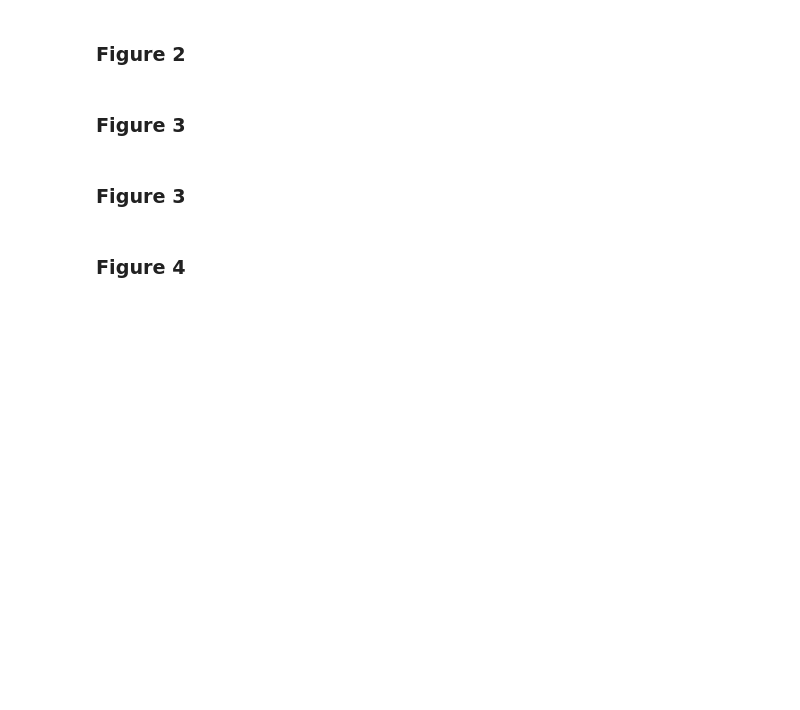
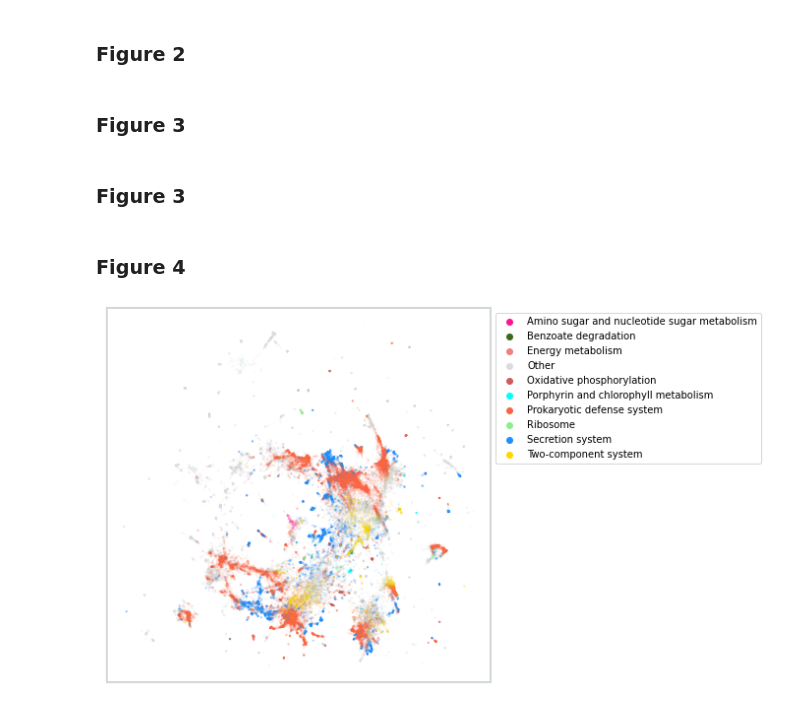
Before and after one commit to burstein-lab/genomic-nlp, a Jupyter notebook: figures/paper_figures.ipynb, the cells around one changed output. Drawn from its saved outputs; the diff is of its cells as text; code cells hidden in the pictures; blank space fills up the shorter version.

Commit message:
updated paper figures after revision 1

```diff
--- a/figures/paper_figures.ipynb
+++ b/figures/paper_figures.ipynb
@@ -146,21 +146,22 @@ plt.savefig("figure3.pdf", bbox_inches='tight')
 # %%
 # Figure 4a
 # candidates
 f, ax = plt.subplots(figsize=(7, 7))
 
 all_space = w[(w['x'] <= 10) & (w['y'] >= 1.2)]
 all_space = all_space[(all_space['predicted_class'].isin(labels))].sort_values(by="predicted_class")
-cmap = sns.color_palette(['deeppink', '#3F681C', '#9B0D7F', 'gainsboro', 'lightseagreen', 'aqua','#FB6542', 'lightgreen', 'dodgerblue', 'gold'])
+cmap = sns.color_palette(['deeppink', '#3F681C', 'lightcoral', 'gainsboro', 'indianred', 'aqua','#FB6542', 'lightgreen', 'dodgerblue', 'gold'])
 sns.scatterplot(x='x', y='y', data=all_space ,hue='predicted_class', palette=cmap,
                 alpha=0.1, linewidth=0, s=4, ax=ax)
 
 ax.axes.get_xaxis().set_visible(False)
 ax.axes.get_yaxis().set_visible(False)
 plt.setp(ax.spines.values(), color="#D2D7DA", lw=2)
 plt.legend(bbox_to_anchor=[1,1])
 
-
 plt.savefig("candidates.png", format='png', dpi=350,bbox_inches="tight")
+# %% [output]
+[figure, added]
 # %%
 # Figure 4b
 
```
